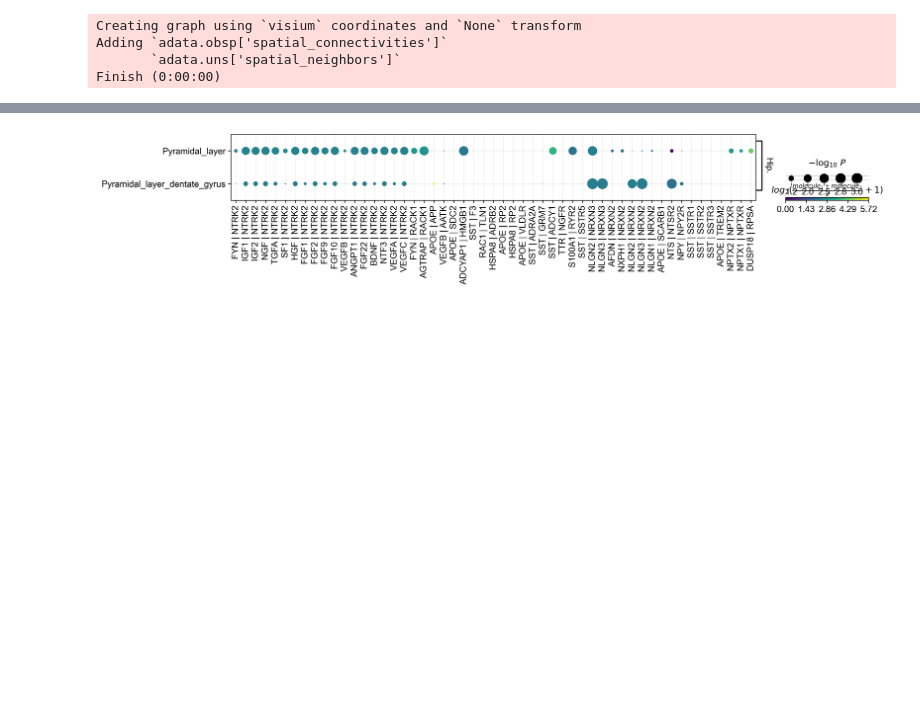
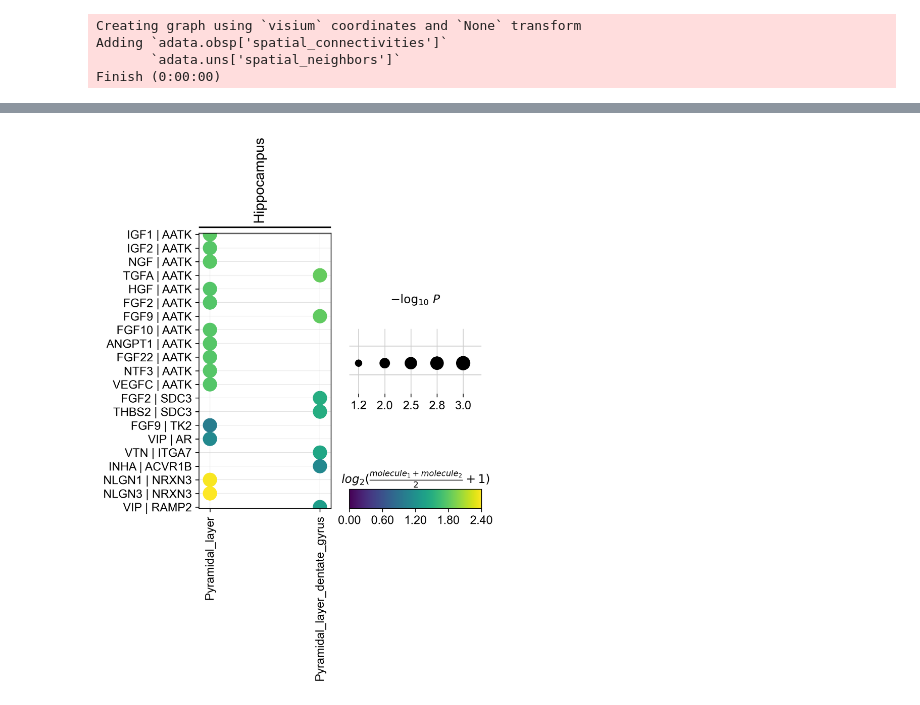
Before and after one commit to theislab/squidpy_reproducibility, a Jupyter notebook: notebooks/graph_figures/visium.ipynb, the cells around one changed output, grey strips where cells are left out. Drawn from its saved outputs; the diff is of its cells as text; code cells hidden in the pictures; blank space fills up the shorter version.

```diff
--- a/notebooks/graph_figures/visium.ipynb
+++ b/notebooks/graph_figures/visium.ipynb
@@ -62,19 +58,21 @@ Finish (0:00:31)
 # %%
 sq.pl.ligrec(
     adata,
     cluster_key="cluster",
     source_groups="Hippocampus",
     target_groups=["Pyramidal_layer", "Pyramidal_layer_dentate_gyrus"],
-    means_range=(3, np.inf),
-    alpha=1e-4,
-    swap_axes=True,
+    means_range=(1, np.inf),
+    pvalue_threshold=0.001,
+    alpha=0.00001,
+    swap_axes=False,
     dpi=300,
     title="",
-    figsize=(15, 1),
-    y_padding=0.5,
-    x_padding=0.5,
-    width=2,
+    figsize=(5, 5),
+    y_padding=0.1,
+    x_padding=0.1,
+    width=2.5,
+    height=0.5,
     save="ligrec_visium.png",
 )
 # %% [output]
-[figure, old version]
+[figure, new version]
```
Also changed, not shown: parts of 3 cells of this notebook, 7 other files.
